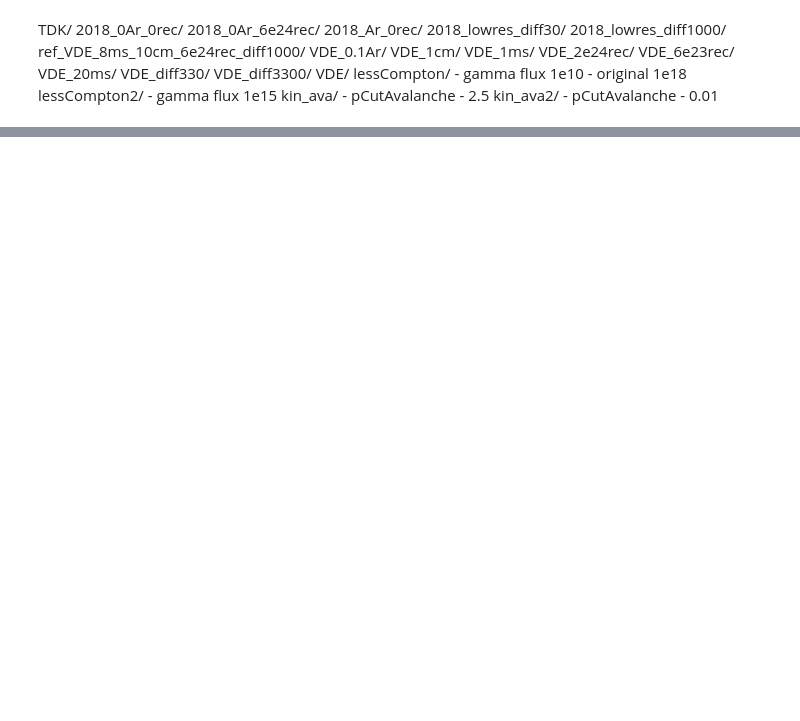
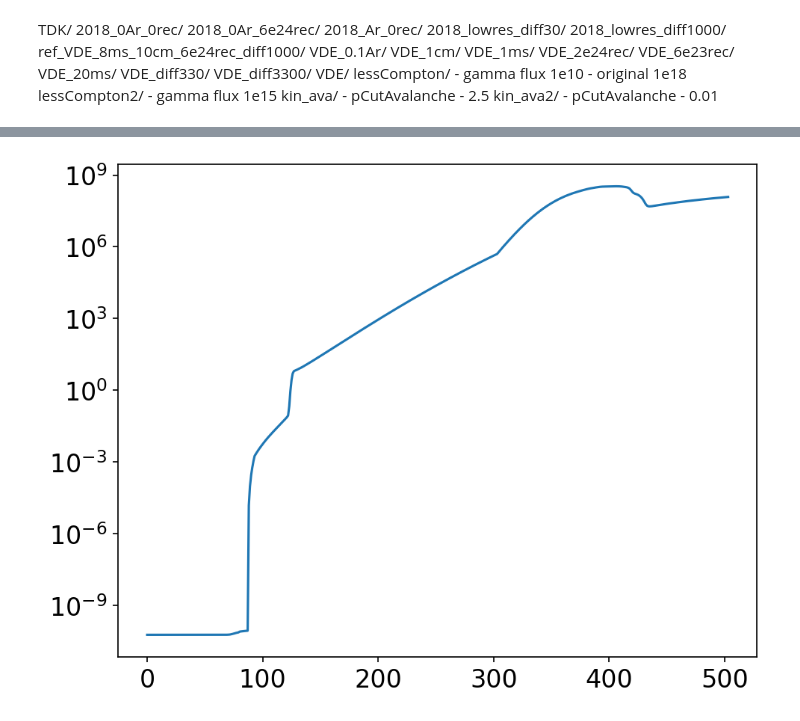
Before and after one commit to leferi99/CDO-plotting, a Jupyter notebook: EN.ipynb, the cells around one changed output, grey strips where cells are left out. Saved outputs shown, nothing was run; the diff lists cells and outputs as text; code cells hidden in the pictures; blank space fills up the shorter version.

```diff
--- a/EN.ipynb
+++ b/EN.ipynb
@@ -249,6 +251,10 @@ Runawaygrid enabled: True
 Resolution: (180, 15)
 # %%
 # pickle.dump(concat, open(folder + "CDO" + endtime, "wb"))
+plt.plot(concat.f_full_avg[:, 0, 270])
+plt.yscale('log')
+# %% [output]
+[figure, added]
 # %%
 # concat = pickle.load(open(folder + "CDO50", "rb"))
 # %%
```
Also changed, not shown: parts of 6 cells of this notebook, 4 other files.
